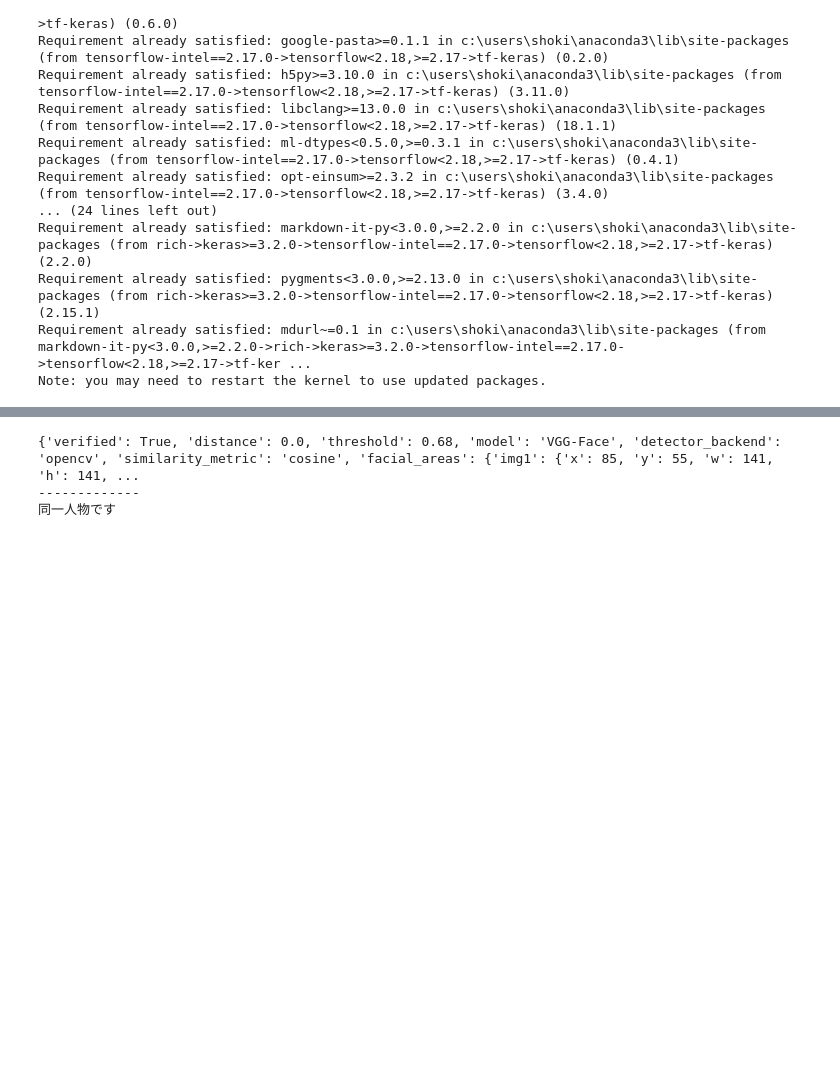
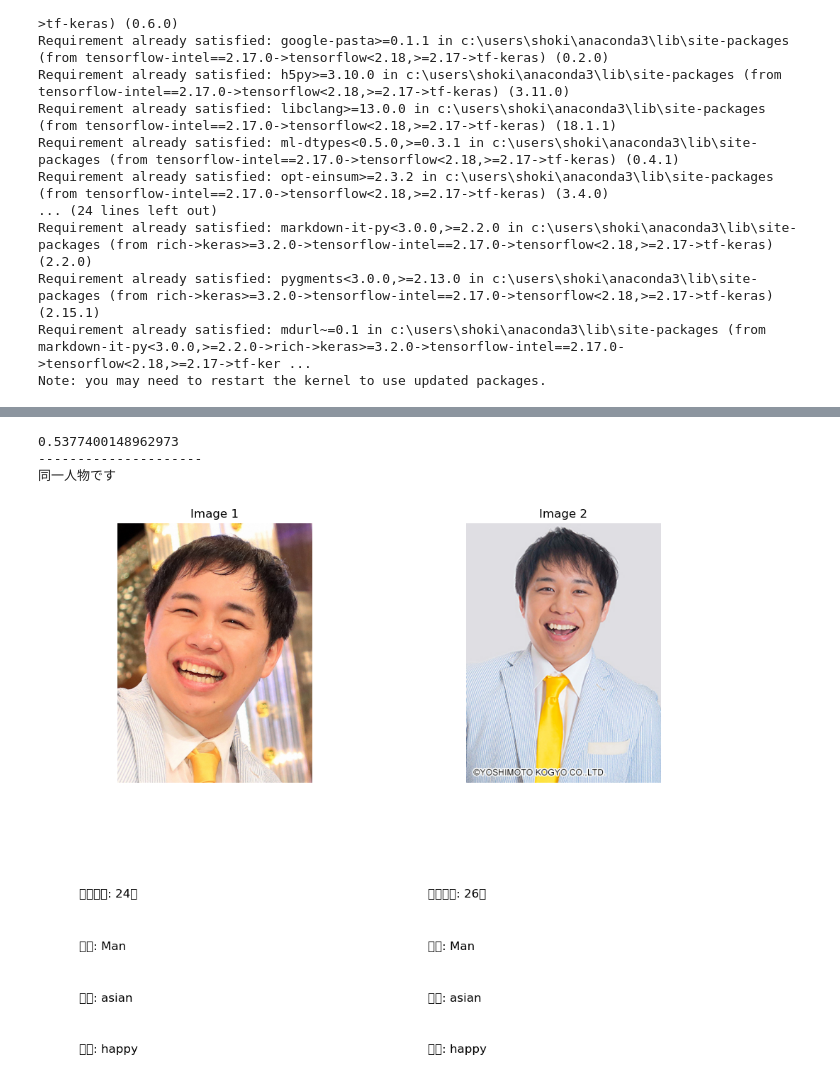
Before and after one commit to shokkun47/Real-time-facial-recognition, a Jupyter notebook: DeepFace.ipynb, the cells around one changed output, grey strips where cells are left out. Cells and saved outputs as stored; diff of their text form; code cells hidden in the pictures; blank space fills up the shorter version.

```diff
--- a/DeepFace.ipynb
+++ b/DeepFace.ipynb
@@ -62,12 +84,80 @@ print(f"感情: {emotion}")
 # %%
-result = DeepFace.verify(img1_path, img2_path)
-print(result)
-print("-------------")
+result = DeepFace.verify(img1, img2)
+print(result['distance']);
+print("---------------------")
 if result['verified']:
     print("同一人物です")
 else:
     print("同一人物ではありません")
 # %% [output]
-{'verified': True, 'distance': 0.0, 'threshold': 0.68, 'model': 'VGG-Face', 'detector_backend': 'opencv', 'similarity_metric': 'cosine', 'facial_areas': {'img1': {'x': 85, 'y': 55, 'w': 141, 'h': 141, ...
--------------
+0.5377400148962973
+---------------------
 同一人物です
+# %%
+from deepface import DeepFace
+import matplotlib.pyplot as plt
+import cv2
+
+# 画像のパスを指定
+img1_path = "src/seiya01.jpg"
+img2_path = "src/seiya02.jpg"
+
+# DeepFaceを使って画像を比較
+result1 = DeepFace.analyze(img_path=img1_path, actions=['age', 'gender', 'race', 'emotion'])
+result2 = DeepFace.analyze(img_path=img2_path, actions=['age', 'gender', 'race', 'emotion'])
+
+# 判定結果の取得
+age1 = result1[0]['age']
+gender1 = result1[0]['dominant_gender']
+race1 = result1[0]['dominant_race']
+emotion1 = result1[0]['dominant_emotion']
+
+age2 = result2[0]['age']
+gender2 = result2[0]['dominant_gender']
+race2 = result2[0]['dominant_race']
+emotion2 = result2[0]['dominant_emotion']
+
+# 画像を読み込む
+img1 = cv2.imread(img1_path)
+img2 = cv2.imread(img2_path)
+
+# OpenCVはBGR形式で画像を読み込むため、RGB形式に変換
+img1 = cv2.cvtColor(img1, cv2.COLOR_BGR2RGB)
+img2 = cv2.cvtColor(img2, cv2.COLOR_BGR2RGB)
+
+# 画像を表示
+plt.figure(figsize=(10, 8))
+
+# 画像1の表示
+plt.subplot(2, 2, 1)
+plt.imshow(img1)
+plt.title("Image 1")
+plt.axis('off')
+
+# 画像1の属性情報を表示
+plt.subplot(2, 2, 3)
+plt.text(0.1, 0.6, f"推定年齢: {age1}歳", fontsize=12)
+plt.text(0.1, 0.4, f"性別: {gender1}", fontsize=12)
+plt.text(0.1, 0.2, f"人種: {race1}", fontsize=12)
+plt.text(0.1, 0.0, f"感情: {emotion1}", fontsize=12)
+plt.axis('off')
+
+# 画像2の表示
+plt.subplot(2, 2, 2)
+plt.imshow(img2)
+plt.title("Image 2")
+plt.axis('off')
+
+# 画像2の属性情報を表示
+plt.subplot(2, 2, 4)
+plt.text(0.1, 0.6, f"推定年齢: {age2}歳", fontsize=12)
+plt.text(0.1, 0.4, f"性別: {gender2}", fontsize=12)
+plt.text(0.1, 0.2, f"人種: {race2}", fontsize=12)
+plt.text(0.1, 0.0, f"感情: {emotion2}", fontsize=12)
+plt.axis('off')
+
+# 判定結果を表示
+plt.tight_layout()
+plt.show()
+# %% [output]
+[figure, added]
```
Also changed, not shown: parts of 2 cells of this notebook.
